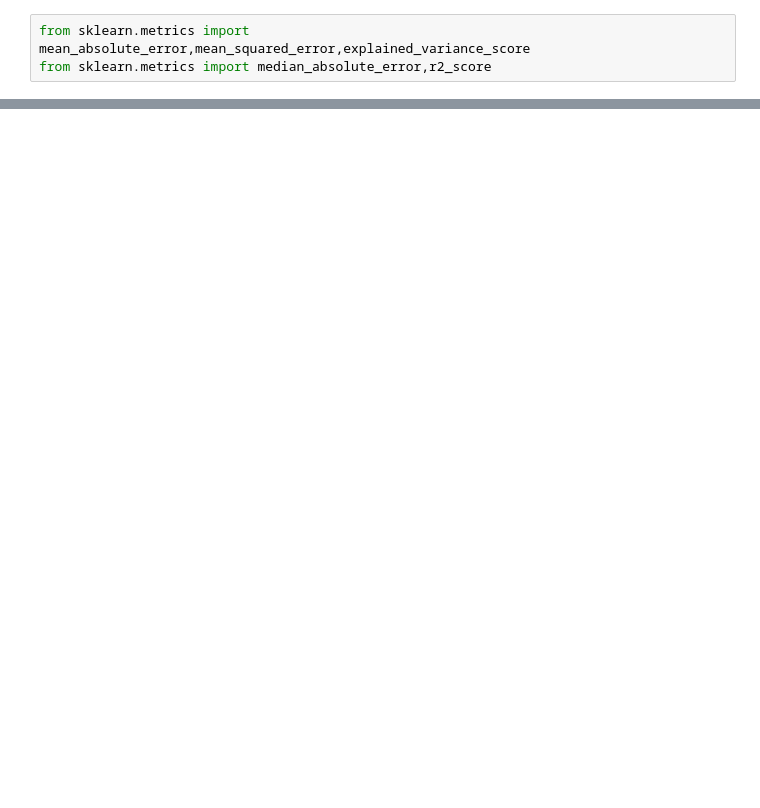
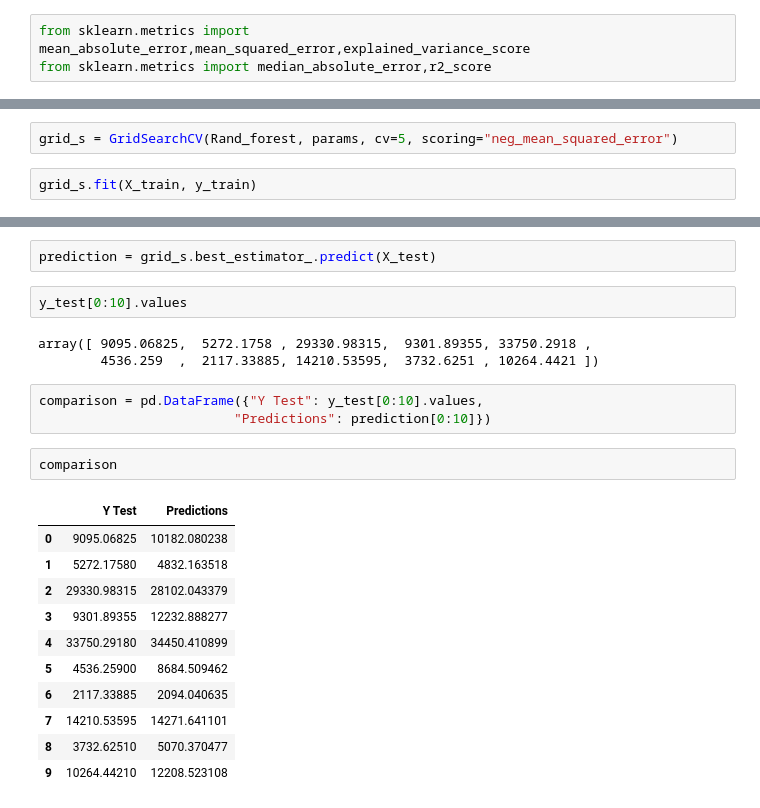
Before and after one commit to yildirim-alican/Bootcamp_Works, a Jupyter notebook: Medical_Insurance_Cost_Prediction_using_Regression_Analysis.ipynb, the cells around one changed output, grey strips where cells are left out. Drawn from its saved outputs; the diff is of its cells as text; blank space fills up the shorter version.

```diff
--- a/Medical_Insurance_Cost_Prediction_using_Regression_Analysis.ipynb
+++ b/Medical_Insurance_Cost_Prediction_using_Regression_Analysis.ipynb
@@ -951,0 +1041,4 @@ Text(0.5, 0, 'epochs')
+# %%
+grid_s = GridSearchCV(Rand_forest, params, cv=5, scoring="neg_mean_squared_error")
+# %%
+grid_s.fit(X_train, y_train)
@@ -951,0 +1074,24 @@ Text(0.5, 0, 'epochs')
+# %%
+prediction = grid_s.best_estimator_.predict(X_test)
+# %%
+y_test[0:10].values
+# %% [output]
+array([ 9095.06825,  5272.1758 , 29330.98315,  9301.89355, 33750.2918 ,
+        4536.259  ,  2117.33885, 14210.53595,  3732.6251 , 10264.4421 ])
+# %%
+comparison = pd.DataFrame({"Y Test": y_test[0:10].values,
+                         "Predictions": prediction[0:10]})
+# %%
+comparison
+# %% [output]
+|  | Y Test | Predictions |
+| 0 | 9095.06825 | 10182.080238 |
+| 1 | 5272.17580 | 4832.163518 |
+| 2 | 29330.98315 | 28102.043379 |
+| 3 | 9301.89355 | 12232.888277 |
+| 4 | 33750.29180 | 34450.410899 |
+| 5 | 4536.25900 | 8684.509462 |
+| 6 | 2117.33885 | 2094.040635 |
+| 7 | 14210.53595 | 14271.641101 |
+| 8 | 3732.62510 | 5070.370477 |
+| 9 | 10264.44210 | 12208.523108 |
```
Also changed, not shown: parts of 60 cells of this notebook.
